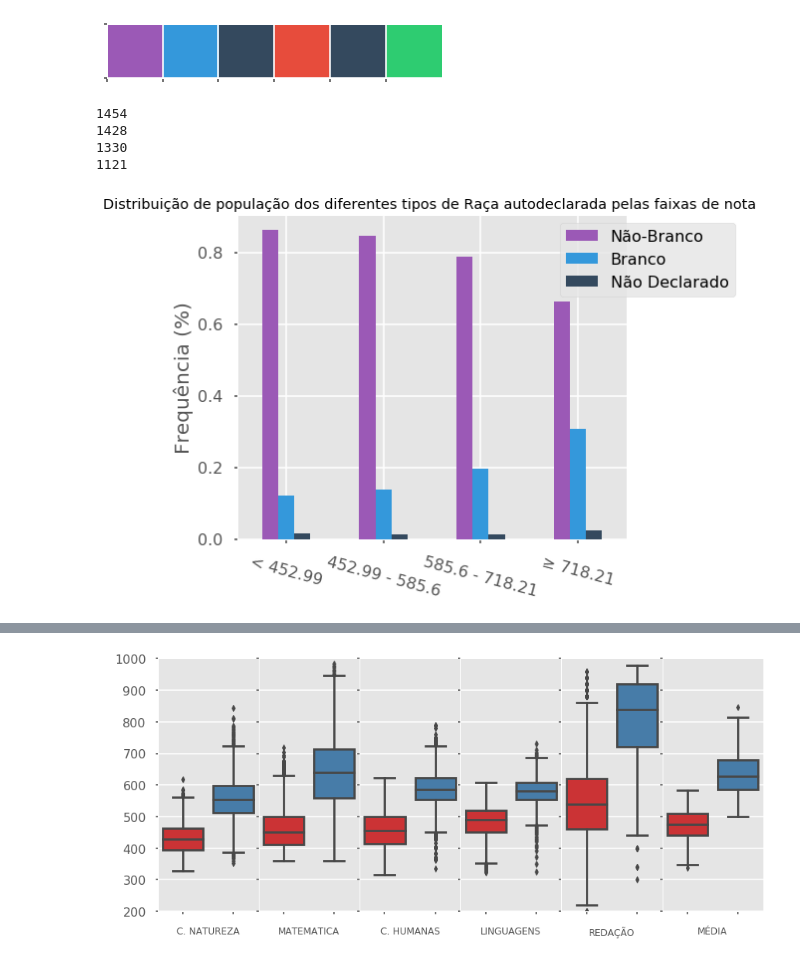
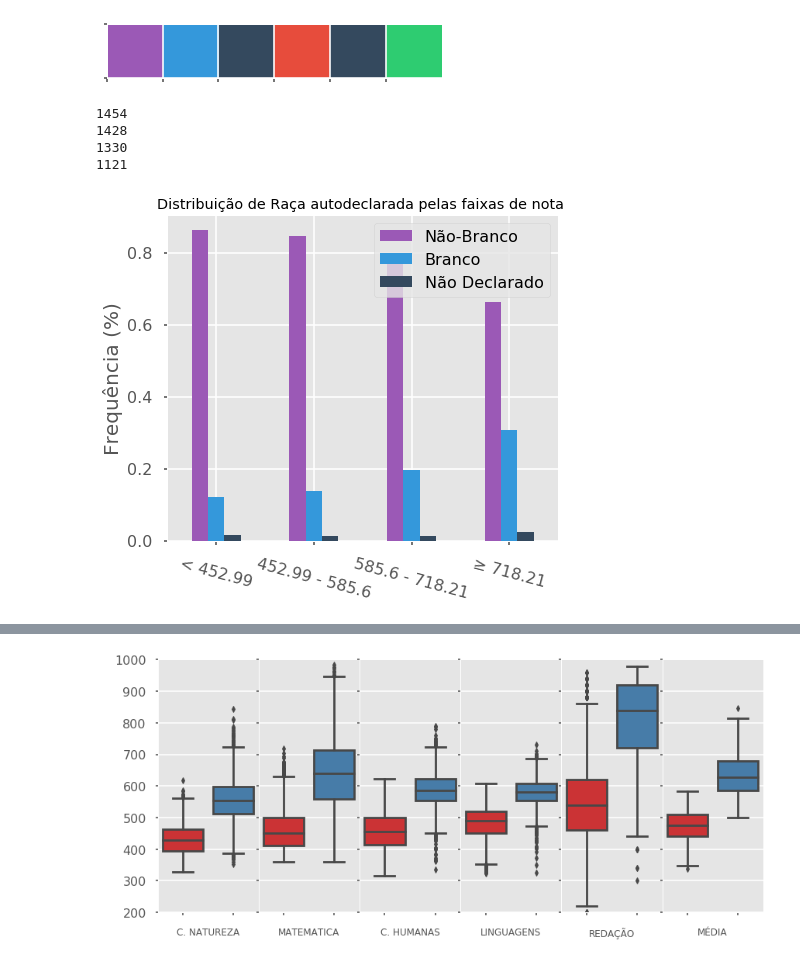
Before and after one commit to vinnyalvs/MineracaoDadosEnemTeresina, a Jupyter notebook: Resultados.ipynb, the cells around one changed output, grey strips where cells are left out. Cells and saved outputs as stored; diff of their text form; code cells hidden in the pictures.

```diff
--- a/Resultados.ipynb
+++ b/Resultados.ipynb
@@ -95,8 +56,8 @@ limites = ['0','998','1497','1996','2495','2994','3992','4990','5988','6986','79
 
 for var in limites:
     total_Renda = dadosEnem.query("RendaMaxima == " + var).shape[0]
-    rendas.append(dadosEnem.query("RendaMaxima == " + var + "and Cluster == 0").shape[0]/total_Renda)
-    rendas.append(dadosEnem.query("RendaMaxima == " + var +  "and Cluster == 1").shape[0]/total_Renda)
+    rendas.append(dadosEnem.query("RendaMaxima == " + var + "and Cluster == '" + clusterOrder[0] + "'").shape[0]/total_Renda)
+    rendas.append(dadosEnem.query("RendaMaxima == " + var +  "and Cluster == '" + clusterOrder[1] + "'").shape[0]/total_Renda)
 
 
 
@@ -106,7 +67,7 @@ teste = pd.DataFrame({'0':rendas[:2], '998':rendas[2:4],'1497':rendas[4:6],'1996
                       '8982':rendas[22:24],'9980':rendas[24:26],'11976':rendas[26:28],'14970':rendas[28:30],'19960':rendas[30:32]})
 
 df = teste.T
-df.columns = ['Cluster A','Cluster B']
+df.columns = [clusterOrderLabels]
 
 
 
@@ -117,4 +78,5 @@ ax.set_xticklabels(ax.get_xticklabels(),rotation=-40)
 text = ax.set_ylabel("Frequência (%)")
 text.set_fontsize(20)
 titile = ax.set_title("Distribuição de população dos Cluster pelas diferentes rendas ")
+ax.figure.savefig("Gráficos/DistribuicaoPopCluster_perRenda")
 # %% [output]
@@ -150,28 +86,3 @@ titile = ax.set_title("Distribuição de população dos Cluster pelas diferente
 
 dadosEnem['TP_COR_RACA'].replace(to_replace =['Preta','Parda','Amarelo','Indigena'], value ='NãoBranco',inplace=True)
 dadosEnem['TP_COR_RACA'].replace(to_replace =['NaoDeclarado'], value ='NãoDeclarado',inplace=True)
-# %%
-
-
-rendas = []
-limites = ["'NãoBranco'","'Branco'","'NãoDeclarado'"]
-
-for var in limites:
-    total_Renda = dadosEnem.query("TP_COR_RACA == " + var).shape[0]
-    rendas.append(dadosEnem.query("TP_COR_RACA == " + var + "and Cluster == 0").shape[0]/total_Renda)
-    rendas.append(dadosEnem.query("TP_COR_RACA == " + var +  "and Cluster == 1").shape[0]/total_Renda)
-
-
-
-teste = pd.DataFrame({'NãoBranco':rendas[:2], 'Branco':rendas[2:4],'NãoDeclarado':rendas[4:6]})
-
-df = teste.T
-df.columns = ['A','B']
-
-
-
-ax = df.plot(kind='bar',figsize=(5, 6))
-#ax.set_yticklabels(['20','40','60','80','100'])
-ax.set_xticklabels(ax.get_xticklabels(),rotation=-40)
-ax.set_ylabel("Frequência (%)")
-title = ax.set_title("Distribuição de população dos Cluster pelas diferentes tipos de Raça autodeclarada ")
@@ -207,33 +110,34 @@ sns.set_palette(sns.color_palette(flatui))
 # %%
 rendas = []
 
 
 for var in limites:
     total_Renda = dadosAgrupados.query("mediaNota == " + var).shape[0]
     print(dadosAgrupados.query("mediaNota == " + var + "and TP_COR_RACA == 'NãoBranco'").shape[0])
     rendas.append(dadosAgrupados.query("mediaNota == " + var + "and TP_COR_RACA == 'NãoBranco'").shape[0]/total_Renda)
     rendas.append(dadosAgrupados.query("mediaNota == " + var +  "and TP_COR_RACA == 'Branco'").shape[0]/total_Renda)
     rendas.append(dadosAgrupados.query("mediaNota == " + var +  "and TP_COR_RACA == 'NãoDeclarado'").shape[0]/total_Renda)
 
 
 
 data = pd.DataFrame({
     '< 452.99':rendas[:3], '452.99 - 585.6':rendas[3:6],'585.6 - 718.21':rendas[6:9], '≥ 718.21': rendas[9:12] })
 
 data = data.T
 data.columns = ['Não-Branco','Branco','Não Declarado']
 
 
 ax = data.plot(kind='bar',figsize=(7, 6))
 #ax.set_yticklabels(['20','40','60','80','100'])
 ax.set_xticklabels(ax.get_xticklabels(),rotation=-15)
 text = ax.set_ylabel("Frequência (%)")
-legend = ax.legend(bbox_to_anchor=(1.30, 1.00))
+
 text.set_fontsize(20)
-title = ax.set_title("Distribuição de população dos diferentes tipos de Raça autodeclarada pelas faixas de nota ")
+title = ax.set_title("Distribuição de Raça autodeclarada pelas faixas de nota ")
+ax.figure.savefig("Gráficos/Raca_perNota")
 # %% [output]
 1454
 1428
 1330
 1121
-[figure, old version]
+[figure, new version]
```
Also changed, not shown: parts of 33 cells of this notebook, 17 other files.
